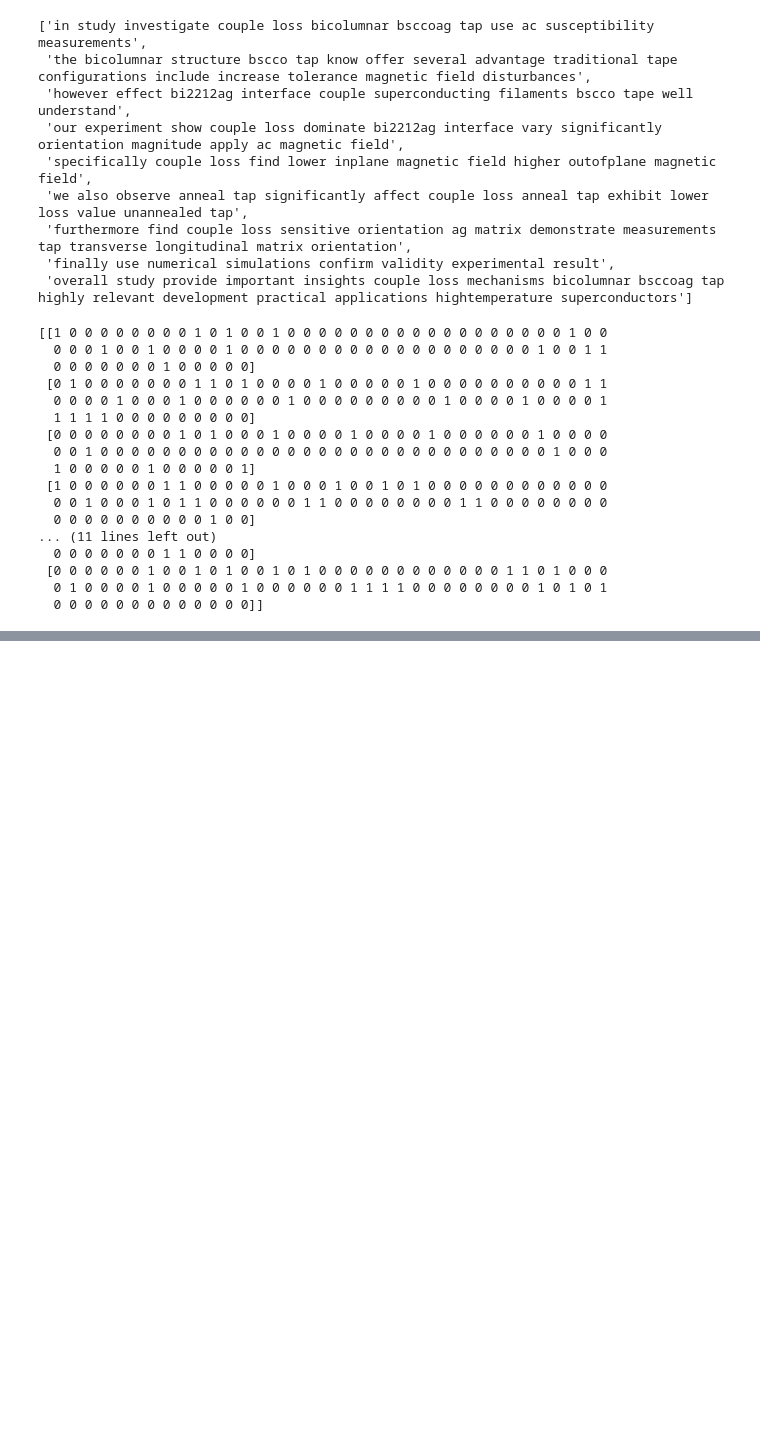
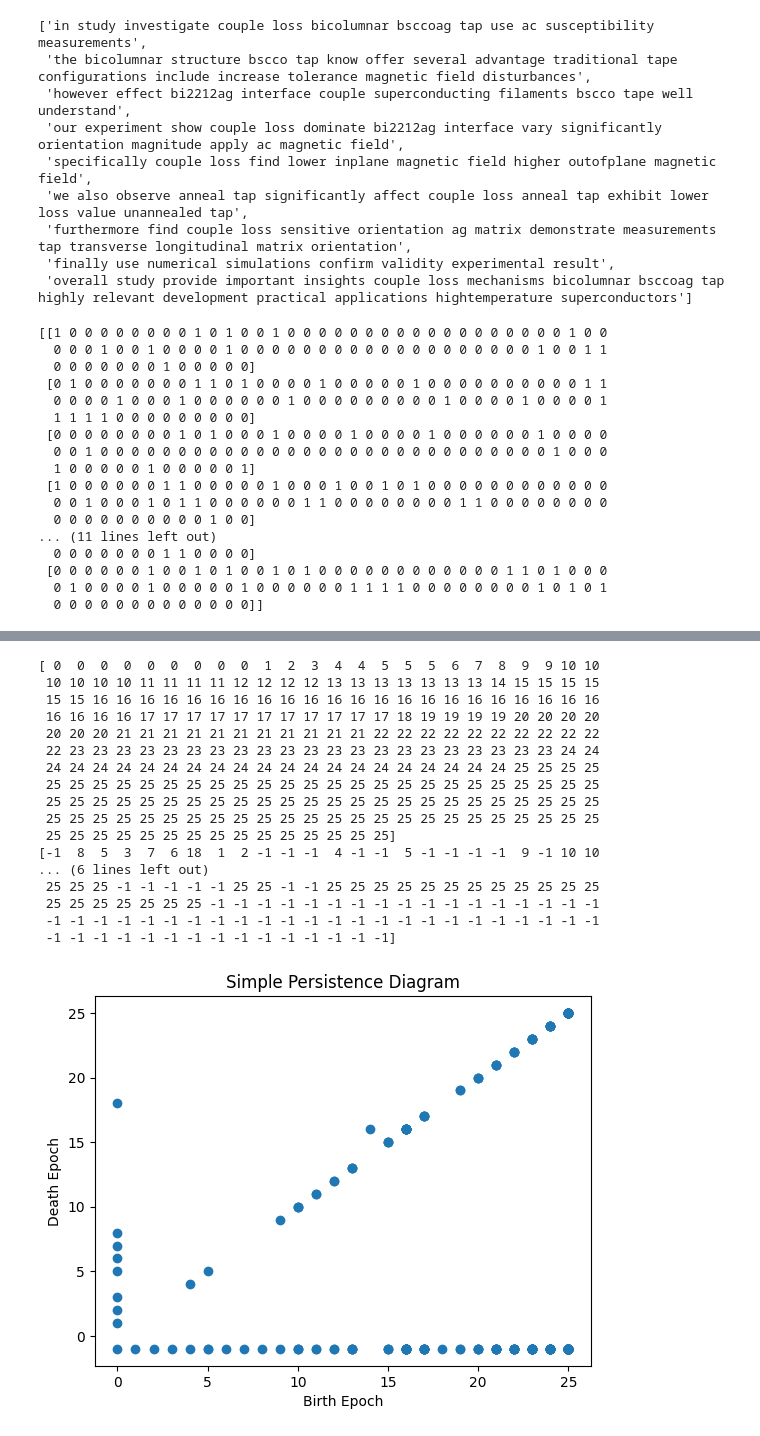
Before and after one commit to aguilin1/tda_ai_text_generation, a Jupyter notebook: tda_ai_text_detection.ipynb, the cells around one changed output, grey strips where cells are left out. Drawn from its saved outputs; the diff is of its cells as text; code cells hidden in the pictures; blank space fills up the shorter version.

Commit message:
Committing all of my forked changes back to main. Sorry! Everything works now for the small example and creates a persistence diagram at the end.

```diff
--- a/tda_ai_text_detection.ipynb
+++ b/tda_ai_text_detection.ipynb
@@ -149,8 +149,8 @@ from sklearn.metrics.pairwise import cosine_similarity
 import itertools
 import numpy as np
 
-n = len(embeddings.toarray()) # Number of data points
-cosSimDistances = np.zeros((n, n)) # preallocate pairwise distance matrix
+n_dpts = len(embeddings.toarray()) # Number of data points
+cosSimDistances = np.zeros((n_dpts, n_dpts)) # preallocate pairwise distance matrix
 
 # Label each sentence starting at 0, 1, 2, ...
 # Track distance between sentence i and sentence j in (i,j) entry of matrix
@@ -159,6 +159,6 @@ for pair1_i, pair2_i in itertools.combinations(range(len(sentences)), 2):
     cos_sim = cosine_similarity(embeddings[pair1_i], embeddings[pair2_i])[0][0]
     dist = 2 * np.arccos(cos_sim) / np.pi
     cosSimDistances[pair1_i][pair2_i] = dist
-#print(cosSimDistances)
+print(cosSimDistances)
 thresholds = np.sort(np.unique(cosSimDistances))
-#print(thresholds)
+print(thresholds)
@@ -189,23 +263,23 @@ def RipsComplex(K_C0, K_C1, k):
   for i in range(len(K_C0)): # for each vertex in C0
     # find the other, lower ordered vertices that have an edge connecting them
     # to this vertex
-    [i_N, N] = LowerPairVertices(K_C0, K_C1, i)
+    N = LowerPairVertices(K_C0, K_C1, i)
     # build all the cofaces
-    nu = AddCofaces(K_C0, K_C1, k, K_C0[i], i_N, N, nu)
+    nu = AddCofaces(K_C0, K_C1, k, K_C0[i], N, nu)
   return nu
 
 # refer to: Article Section 4.2
 # inputs: complex K (C0 and C1), max dimension (3 = tetrahedra), set
 # containing a vertex, set containing lower points paired with that vector,
 # and current built-up V-R complex
-def AddCofaces(K_C0, K_C1, k, tau, i_N, N, nu):
+def AddCofaces(K_C0, K_C1, k, tau, N, nu):
   nu = union_lists(nu + [tau])
-  if len(tau) < k:  # if dim(tau) >= k (has k+1 or more points)
+  if len(tau) < k+1:  # if dim(tau) >= k (has k+1 or more points)
     for i in range(len(N)):
       sigma = N[i] + tau # element to be added to nu
-      [i_M, M] = LowerPairVertices(K_C0, K_C1, i_N[i])
-      M = N and M # intersection means triangle
-      nu = AddCofaces(K_C0, K_C1, k, sigma, i_M, M, nu)
+      M = LowerPairVertices(K_C0, K_C1, N[i][0])
+      M = intersect_lists(N, M) # intersection means triangle
+      nu = AddCofaces(K_C0, K_C1, k, sigma, M, nu)
   return nu
 
 # refer to: Article Section 4.1
@@ -216,4 +290,4 @@ def LowerPairVertices(K_C0, K_C1, i_u):
   i_N = np.nonzero(K_C1[0:i_u,i_u])[0]
   # get the set N of lower vertices v paired with vertex u
   N = list(K_C0[i] for i in i_N)
-  return [i_N, N]
+  return N
@@ -385,0 +429,35 @@ SyntaxError: invalid syntax (<ipython-input-20-68e87f1596dd>, line 5)
+# %%
+# test plot of the birth and death data.
+import matplotlib.pyplot as plt
+print(birthEpoch)
+print(deathEpoch)
+
+# Create scatter plot
+plt.scatter(birthEpoch, deathEpoch)
+
+# Add title and labels
+plt.title('Simple Persistence Diagram')
+plt.xlabel('Birth Epoch')
+plt.ylabel('Death Epoch')
+
+# Show plot
+plt.show()
+# %% [output]
+[ 0  0  0  0  0  0  0  0  0  1  2  3  4  4  5  5  5  6  7  8  9  9 10 10
+ 10 10 10 10 11 11 11 11 12 12 12 12 13 13 13 13 13 13 13 14 15 15 15 15
+ 15 15 16 16 16 16 16 16 16 16 16 16 16 16 16 16 16 16 16 16 16 16 16 16
+ 16 16 16 16 17 17 17 17 17 17 17 17 17 17 17 18 19 19 19 19 20 20 20 20
+ 20 20 20 21 21 21 21 21 21 21 21 21 21 21 22 22 22 22 22 22 22 22 22 22
+ 22 23 23 23 23 23 23 23 23 23 23 23 23 23 23 23 23 23 23 23 23 23 24 24
+ 24 24 24 24 24 24 24 24 24 24 24 24 24 24 24 24 24 24 24 24 25 25 25 25
+ 25 25 25 25 25 25 25 25 25 25 25 25 25 25 25 25 25 25 25 25 25 25 25 25
+ 25 25 25 25 25 25 25 25 25 25 25 25 25 25 25 25 25 25 25 25 25 25 25 25
+ 25 25 25 25 25 25 25 25 25 25 25 25 25 25 25 25 25 25 25 25 25 25 25 25
+ 25 25 25 25 25 25 25 25 25 25 25 25 25 25 25]
+[-1  8  5  3  7  6 18  1  2 -1 -1 -1  4 -1 -1  5 -1 -1 -1 -1  9 -1 10 10
+... (6 lines left out)
+ 25 25 25 -1 -1 -1 -1 -1 25 25 -1 -1 25 25 25 25 25 25 25 25 25 25 25 25
+ 25 25 25 25 25 25 25 -1 -1 -1 -1 -1 -1 -1 -1 -1 -1 -1 -1 -1 -1 -1 -1 -1
+ -1 -1 -1 -1 -1 -1 -1 -1 -1 -1 -1 -1 -1 -1 -1 -1 -1 -1 -1 -1 -1 -1 -1 -1
+ -1 -1 -1 -1 -1 -1 -1 -1 -1 -1 -1 -1 -1 -1 -1]
+[figure, added]
```
Also changed, not shown: parts of 8 cells of this notebook.
